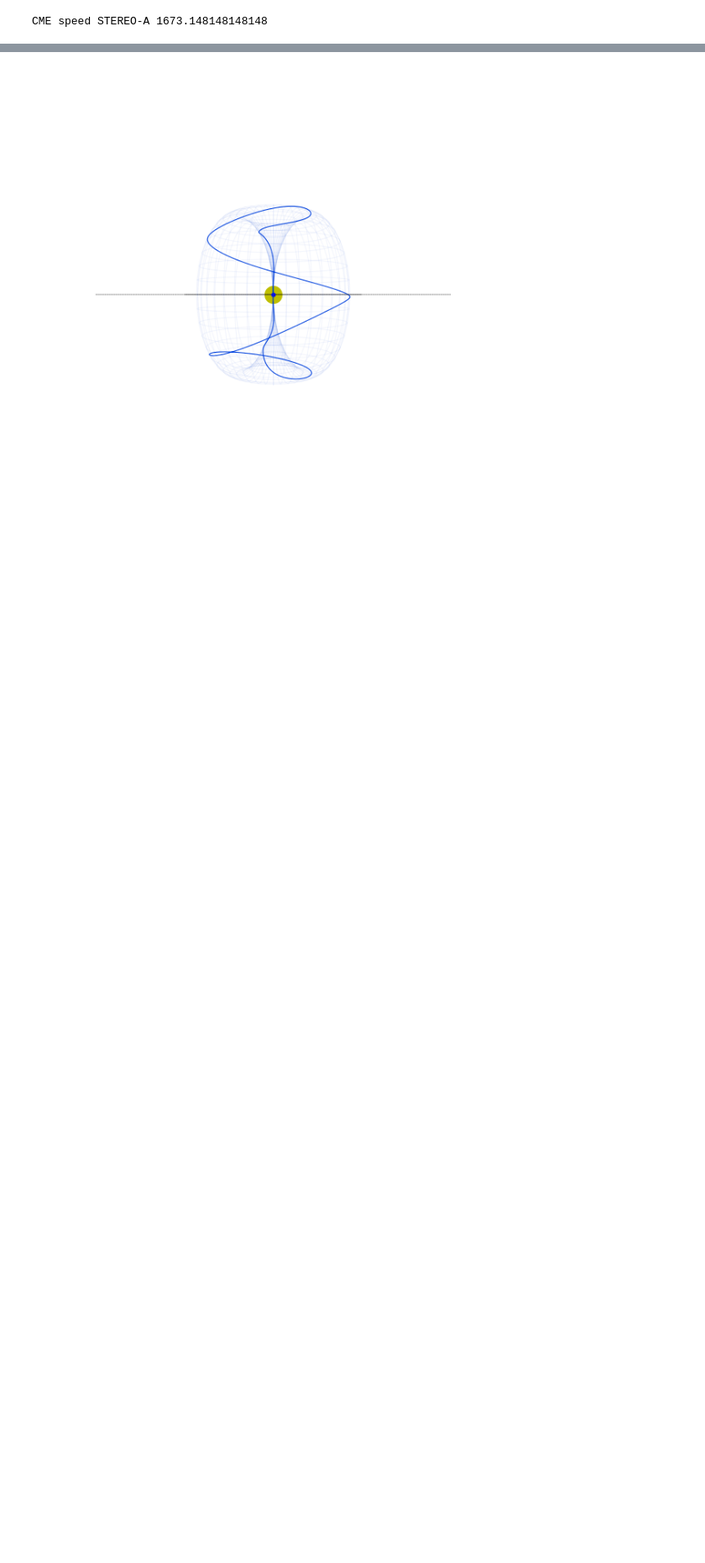
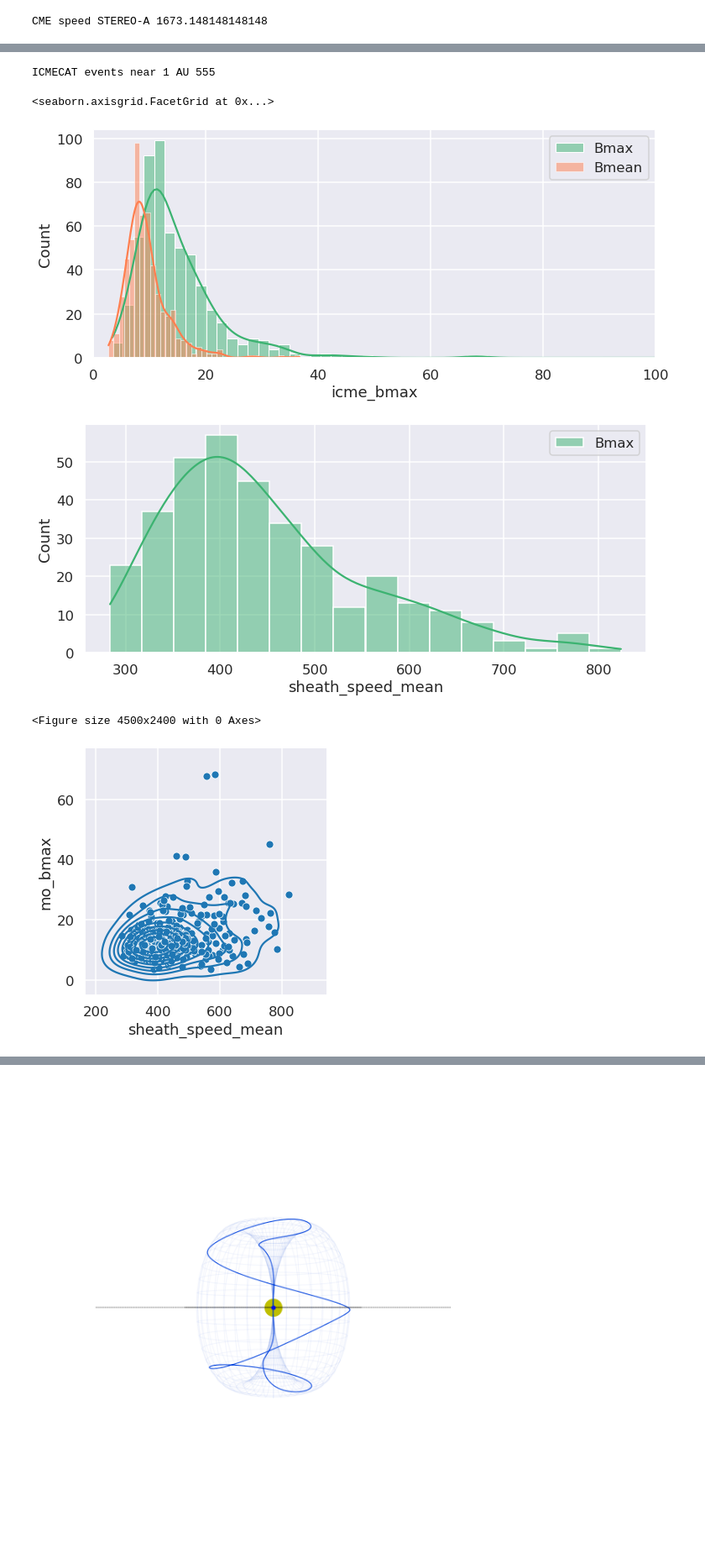
Before and after one commit to cmoestl/solar_orbiter, a Jupyter notebook: cme_initial.ipynb, the cells around one changed output, grey strips where cells are left out. Shown at 84% size. Cells and saved outputs as stored; diff of their text form; code cells hidden in the pictures; blank space fills up the shorter version.

Commit message:
added icmecat stats

```diff
--- a/cme_initial.ipynb
+++ b/cme_initial.ipynb
@@ -88,0 +97,50 @@ CME speed STEREO-A 1673.148148148148
+# %%
+url='https://helioforecast.space/static/sync/icmecat/HELCATS_ICMECAT_v20.csv'
+ic=pd.read_csv(url)
+ic=ic.drop(columns='Unnamed: 0') #drop an extra index column
+
+iwin=np.where(ic.sc_insitu=='Wind')[0]
+ista=np.where(ic.sc_insitu=='STEREO-A')[0]
+istb=np.where(ic.sc_insitu=='STEREO-B')[0]
+
+i1au=np.sort(np.hstack([iwin,ista,istb]))
+print('ICMECAT events near 1 AU',len(i1au))
+# %% [output]
+ICMECAT events near 1 AU 555
+# %%
+#make distribution plots
+sns.set_style('darkgrid')
+
+plt.figure(11,figsize=(12,5))
+sns.histplot(ic.icme_bmax[i1au], label='Bmax',color='mediumseagreen',kde=True)
+sns.histplot(ic.icme_bmean[i1au], label='Bmean',color='coral',alpha=0.5,kde=True)
+plt.legend(loc=1)
+plt.xlim(0,100)
+
+
+plt.figure(12,figsize=(12,5))
+sns.histplot(ic.sheath_speed_mean[i1au], label='Bmax',color='mediumseagreen',kde=True)
+plt.legend(loc=1)
+
+
+
+plt.figure(14,figsize=(15,8),dpi=300)
+sns.relplot(x="sheath_speed_mean", y="mo_bmax", data=ic.loc[i1au,:]);
+sns.kdeplot(x="sheath_speed_mean", y="mo_bmax", data=ic.loc[i1au,:]);
+
+
+plt.figure(15,figsize=(15,8),dpi=300)
+#sns.histplot(x="icme_speed_mean", y="mo_bmax", data=ic.loc[i1au,:],bins=50)
+sns.relplot(x="icme_speed_mean", y="mo_bmax", data=ic.loc[i1au,:],s=5, color=".15")
+sns.kdeplot(x="icme_speed_mean", y="mo_bmax", data=ic.loc[i1au,:],s=5, color=".15")
+
+
+#plt.figure(16,figsize=(15,8),dpi=300)
+i500=np.where(np.logical_and(ic.sheath_speed_mean > 500,ic.sheath_speed_mean < 600)==True)[0]
+sns.relplot(ic.sheath_speed_mean[i500],ic.mo_bmax[i500],color='red')
+# %% [output]
+<seaborn.axisgrid.FacetGrid at 0x...>
+[figure, added]
+[figure, added]
+<Figure size 4500x2400 with 0 Axes>
+[figure, added]
```
Also changed, not shown: parts of 9 cells of this notebook.
